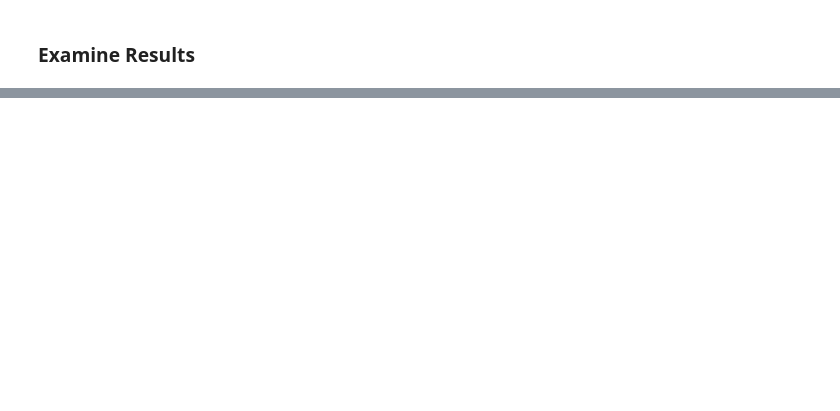
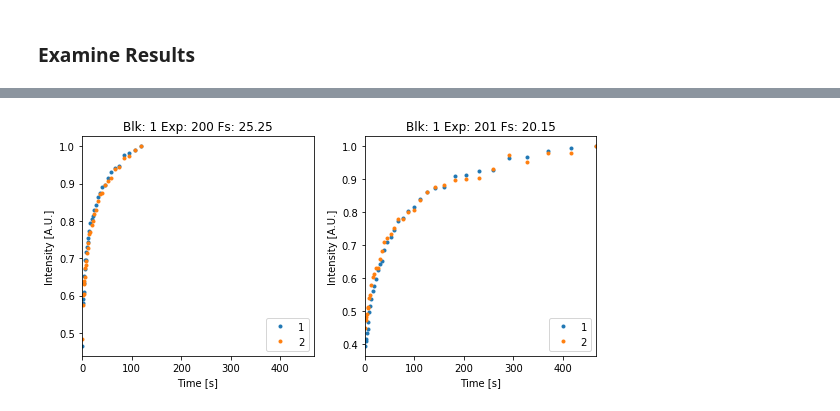
Before and after one commit to santi921/AM216Final2019, a Jupyter notebook: Cuccia_NN.ipynb, the cells around one changed output, grey strips where cells are left out. Saved outputs shown, nothing was run; the diff lists cells and outputs as text; code cells hidden in the pictures; blank space fills up the shorter version.

```diff
--- a/Cuccia_NN.ipynb
+++ b/Cuccia_NN.ipynb
@@ -19,10 +19,10 @@ print(tf.test.gpu_device_name())
 # Define directory with matlab files
 # direc = 'D:/MLdata/18-01-09d-Exp/Extract Data/'
 # direc  = 'D:/Nicholas_ML/18-01-09d-Exp/Extract Data/'
-direc = 'D:/Nick/MLdata/'
+direc = 'D:/MLdata/'
 # Define directory to save model and plots
-savedir = 'D:/Nick/MLdata/Model/' + strftime("%Y-%m-%d %H-%M", gmtime()) + '/'
+savedir = 'D:/MLdata/Model/' + strftime("%Y-%m-%d %H-%M", gmtime()) + '/'
 
-random.seed(135)
-np.random.seed(135)
+random.seed(0)
+np.random.seed(0)
 # %% [output]
@@ -40,10 +42,10 @@ split_size = crop_size // 3
 clip_value = 1
 image_grid_size = int(crop_size**2 / split_size**2)
 
-file_num = 0
+file_num = 50
 
 folders, files = age.seq_file_names(direc = direc,
-                                which_samples = (1,2,3),
+                                which_samples = (0,),
                                 num_exps = file_num)
 
 skip_exp = ['ML_block1_Exp265.mat',
@@ -197,0 +251,8 @@ age.data_plotter(test_times, test_pred_times, savedir + "Incep_Age_test" , 'k')
+# %%
+test_meta['T'] = np.exp(test_labels.flatten())
+age.intensity_plotter(length_index, test_meta,
+                      test_data, 2,
+                     normalize_to_1 = True, normalize_all = True,
+                      log_plot = False)
+# %% [output]
+[figure, added]
```
Also changed, not shown: parts of 10 cells of this notebook, 2 other files.
